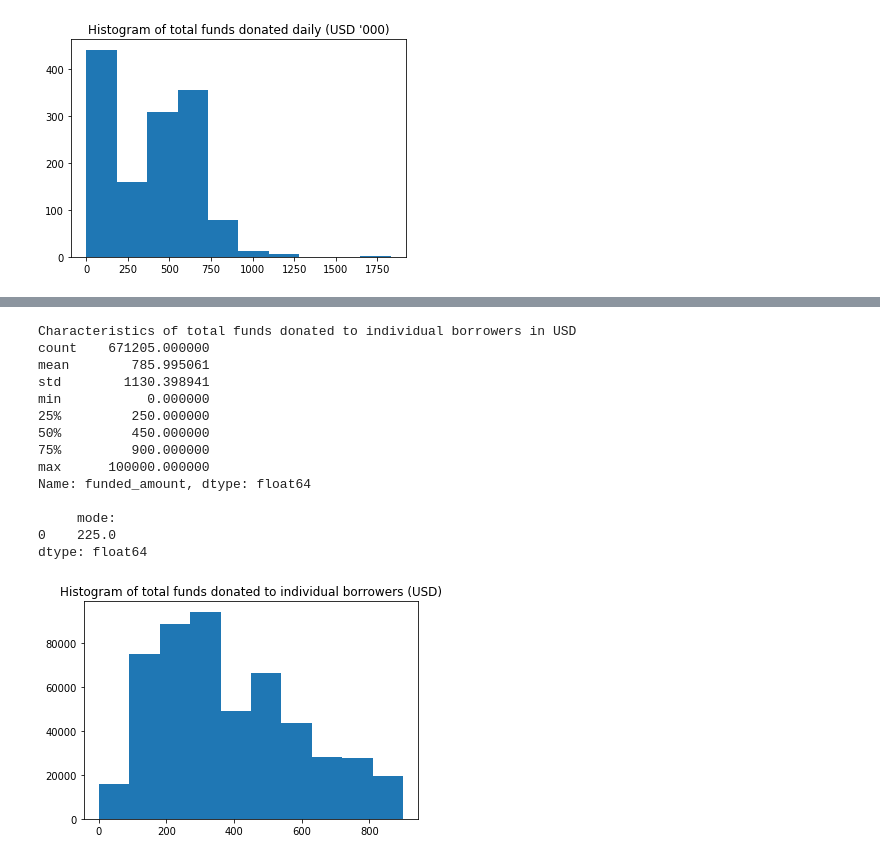
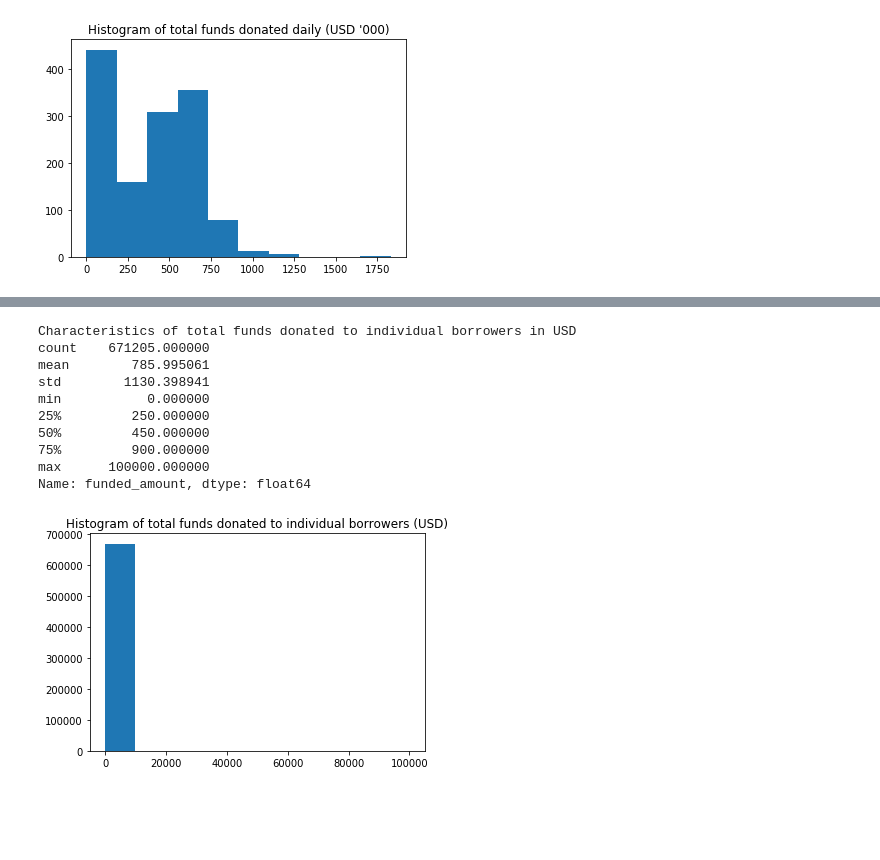
Before and after one commit to masterpython4ds/assignment-1-CeeThinwa, a Jupyter notebook: KIVA Analysis.ipynb, the cells around one changed output, grey strips where cells are left out. Cells and saved outputs as stored; diff of their text form; code cells hidden in the pictures; blank space fills up the shorter version.

```diff
--- a/KIVA Analysis.ipynb
+++ b/KIVA Analysis.ipynb
@@ -294,32 +313,25 @@ dtype: float64
 # %%
-# display characteristics of individual group contributions
-
+# display characteristics of total funds donated to individual borrowers
 print("Characteristics of total funds donated to individual borrowers in USD")
 print(loan_data['funded_amount'].describe())
 print('')
-print('     mode: ')
-print(loan_data['funded_amount'].mode())
 
 # plot all individual contributions
 fig, ax = plt.subplots()
 
-ax.hist(loan_data['funded_amount'], range=(0,900))
+ax.hist(loan_data['funded_amount'])
 
 ax.set_title("Histogram of total funds donated to individual borrowers (USD)")
 plt.show()
 # %% [output]
 Characteristics of total funds donated to individual borrowers in USD
 count    671205.000000
 mean        785.995061
 std        1130.398941
 min           0.000000
 25%         250.000000
 50%         450.000000
 75%         900.000000
 max      100000.000000
 Name: funded_amount, dtype: float64
-
-     mode:
-0    225.0
-dtype: float64
-[figure, old version]
+[figure, new version]
```
Also changed, not shown: parts of 8 cells of this notebook.
